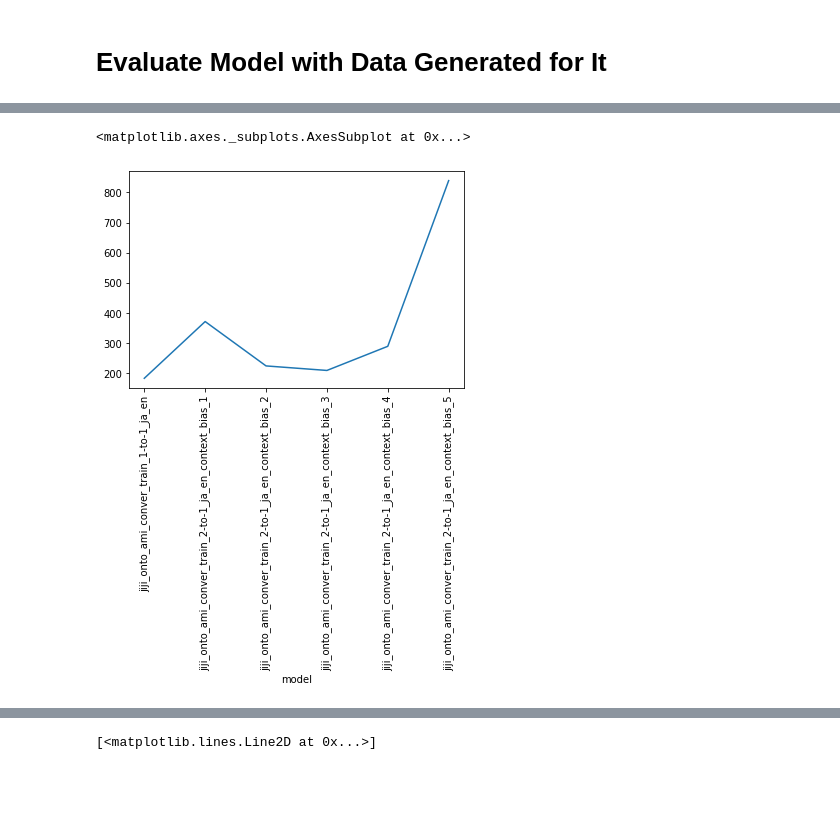
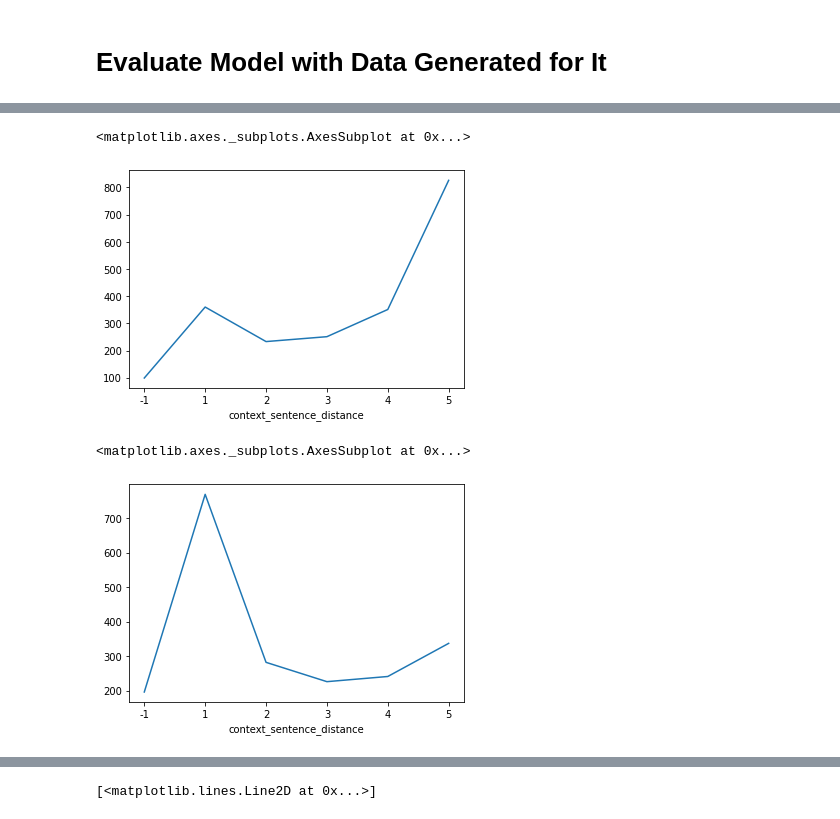
Before and after one commit to jesa7955/context-translation, a Jupyter notebook: notebooks/Oracle.ipynb, the cells around one changed output, grey strips where cells are left out. Drawn from its saved outputs; the diff is of its cells as text; code cells hidden in the pictures; blank space fills up the shorter version.

```diff
--- a/notebooks/Oracle.ipynb
+++ b/notebooks/Oracle.ipynb
@@ -125,5 +157,10 @@ enja_table.groupby('model').count()['reference'].plot(rot=90)
 # %%
-jaen_table.groupby('model').count()['reference'].plot(rot=90)
+enja_table_test.groupby('context_sentence_distance').count()['reference'].plot()
 # %% [output]
 <matplotlib.axes._subplots.AxesSubplot at 0x...>
-[figure, old version]
+[figure, new version]
+# %%
+jaen_table_valid.groupby('context_sentence_distance').count()['reference'].plot()
+# %% [output]
+<matplotlib.axes._subplots.AxesSubplot at 0x...>
+[figure, added]
```
Also changed, not shown: parts of 26 cells of this notebook, 2 other files.
